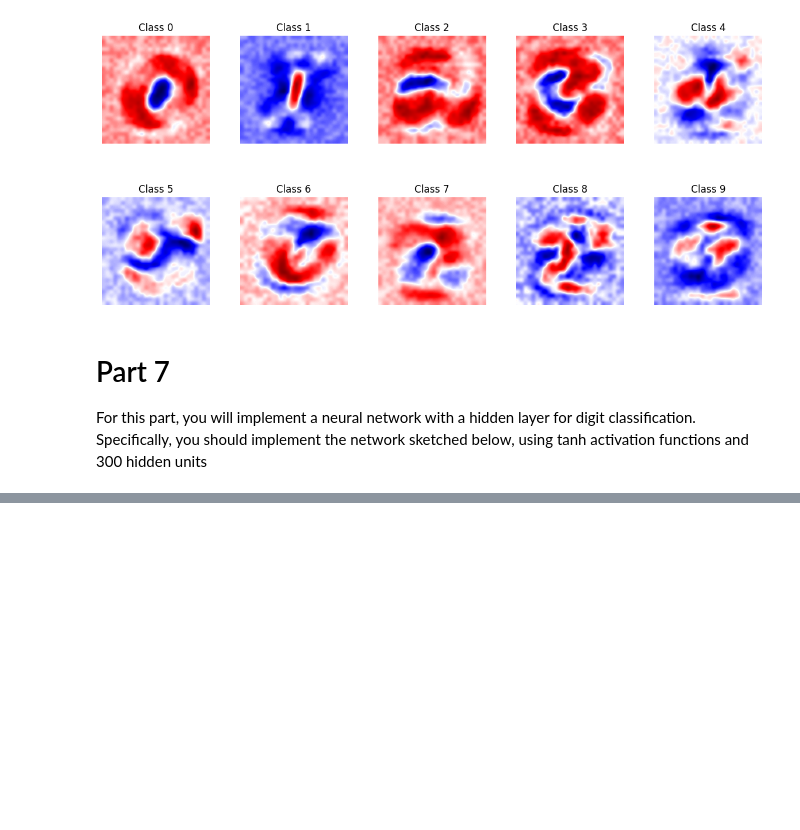
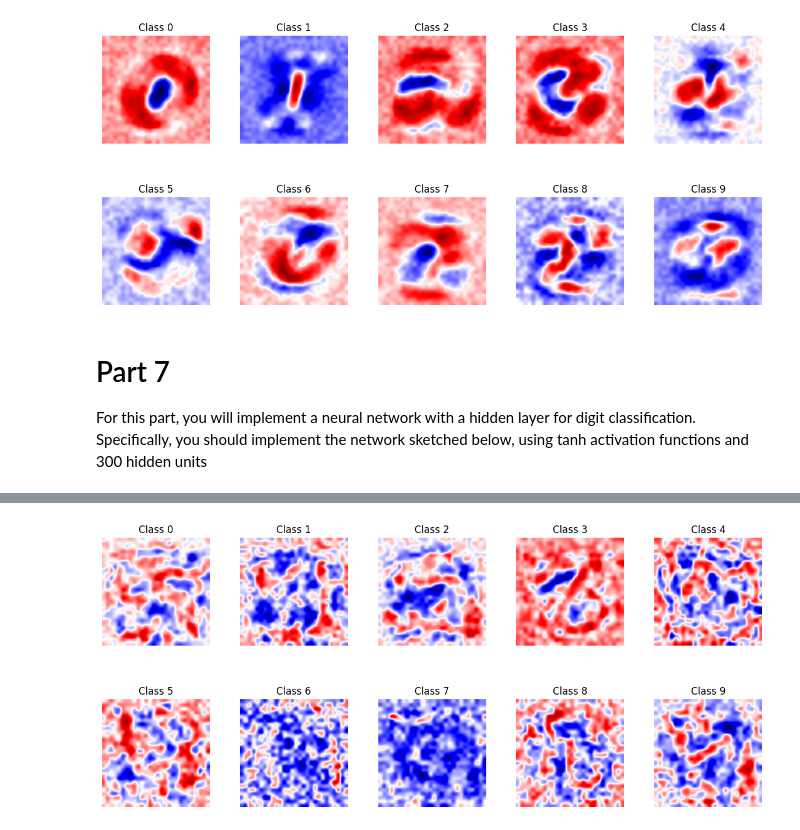
Before and after one commit to aipyth/digit_recognition, a Jupyter notebook: project.ipynb, the cells around one changed output, grey strips where cells are left out. Saved outputs shown, nothing was run; the diff lists cells and outputs as text; code cells hidden in the pictures; blank space fills up the shorter version.

```diff
--- a/project.ipynb
+++ b/project.ipynb
@@ -625,0 +753,17 @@ Test Accuracy: 0.9542999863624573
+# %%
+fig, axes = plt.subplots(2, 5, figsize=(15, 6))
+axes = axes.flatten()
+
+weights = model.layers[1].get_weights()[0]
+
+for i in range(0, 10):
+    ax = axes[i]
+    weight_image = weights[:, i].reshape(28, 28)
+    im = ax.imshow(weight_image, cmap='seismic', interpolation='gaussian')
+    ax.axis('off')
+    ax.set_title(f'Class {i}')
+
+plt.subplots_adjust(hspace=0.5, wspace=0.1)
+plt.show()
+# %% [output]
+[figure, added]
```
Also changed, not shown: parts of 13 cells of this notebook.
